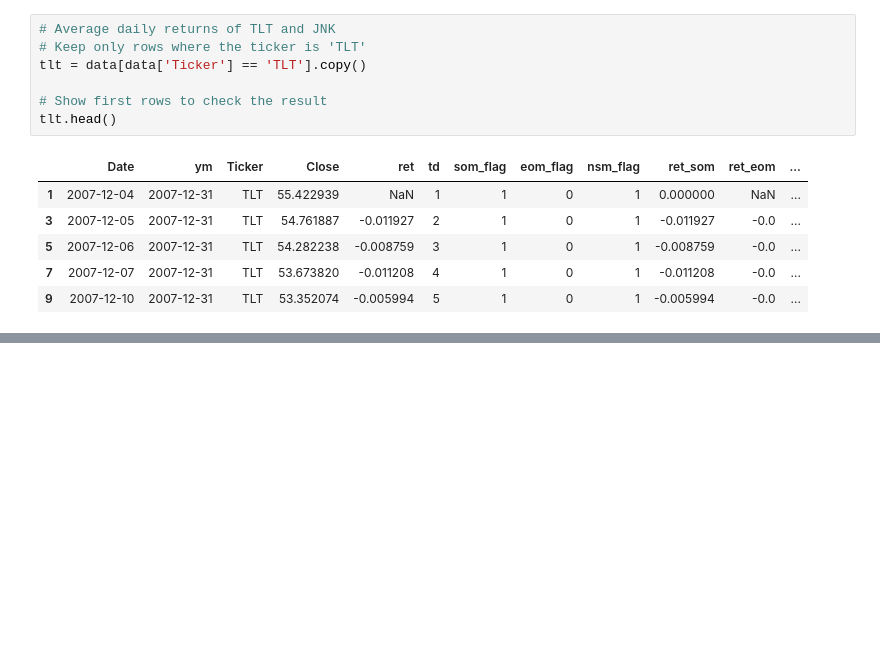
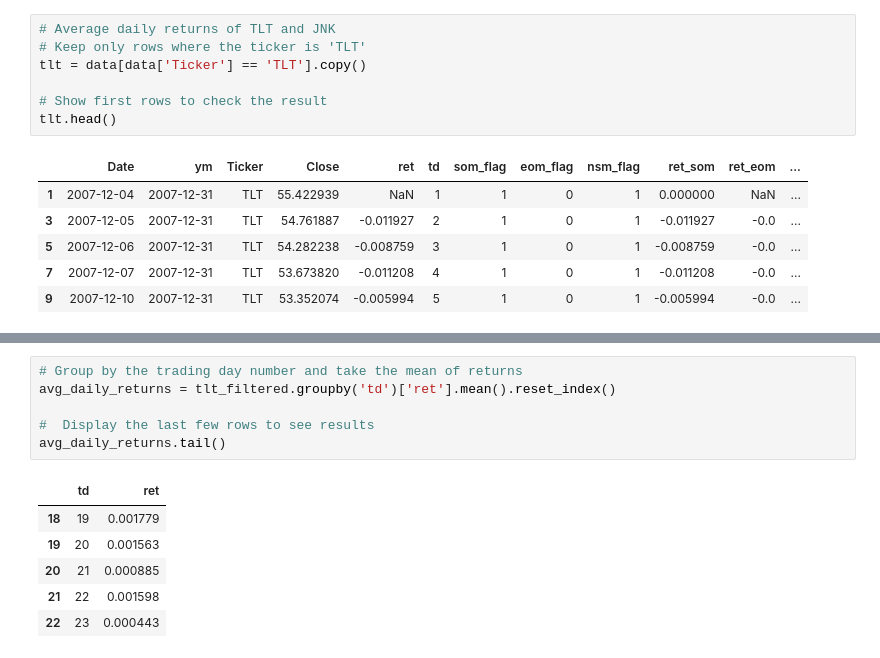
Before and after one commit to scimmione1/FromZeroToQuant-, a Jupyter notebook: 09_papers/01_The Unintended Consequences of Rebalancing/13_JNK_etf.ipynb, the cells around one changed output, grey strips where cells are left out. Drawn from its saved outputs; the diff is of its cells as text; blank space fills up the shorter version.

```diff
--- a/09_papers/01_The Unintended Consequences of Rebalancing/13_JNK_etf.ipynb
+++ b/09_papers/01_The Unintended Consequences of Rebalancing/13_JNK_etf.ipynb
@@ -272,0 +295,13 @@ tlt.head()
+# %%
+# Group by the trading day number and take the mean of returns
+avg_daily_returns = tlt_filtered.groupby('td')['ret'].mean().reset_index()
+
+#  Display the last few rows to see results
+avg_daily_returns.tail()
+# %% [output]
+|  | td | ret |
+| 18 | 19 | 0.001779 |
+| 19 | 20 | 0.001563 |
+| 20 | 21 | 0.000885 |
+| 21 | 22 | 0.001598 |
+| 22 | 23 | 0.000443 |
```
Also changed, not shown: parts of 3 cells of this notebook, 1 other file.
